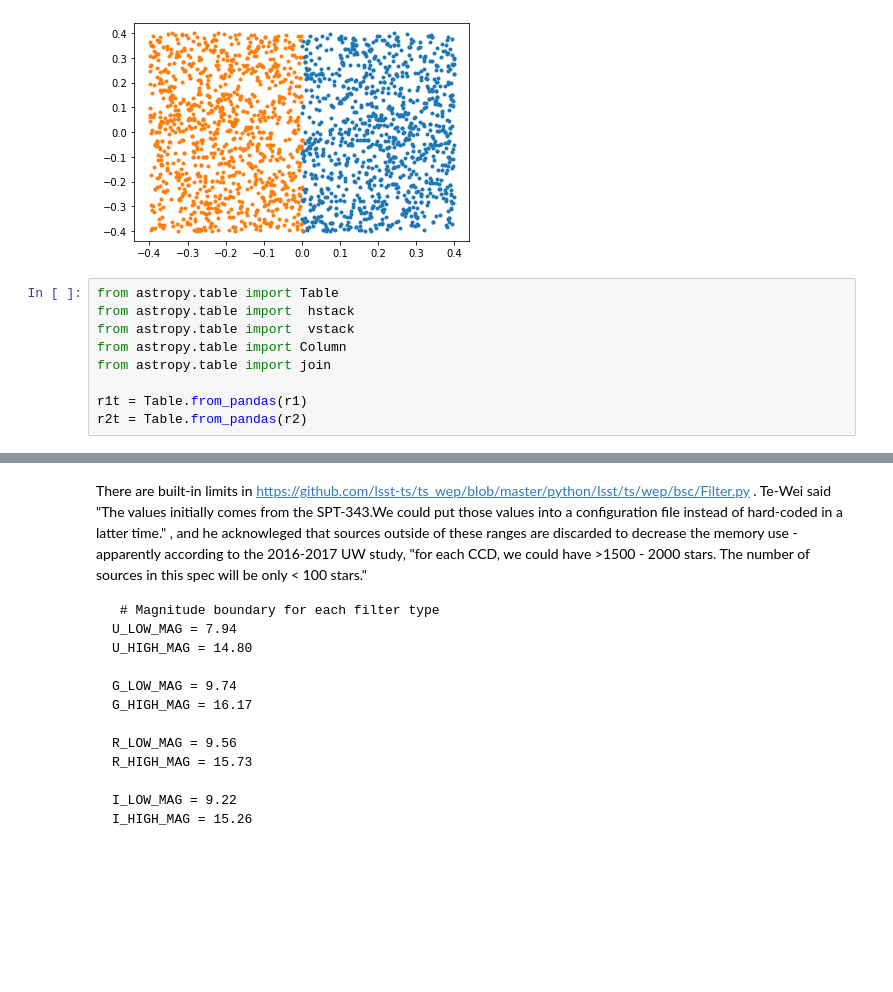
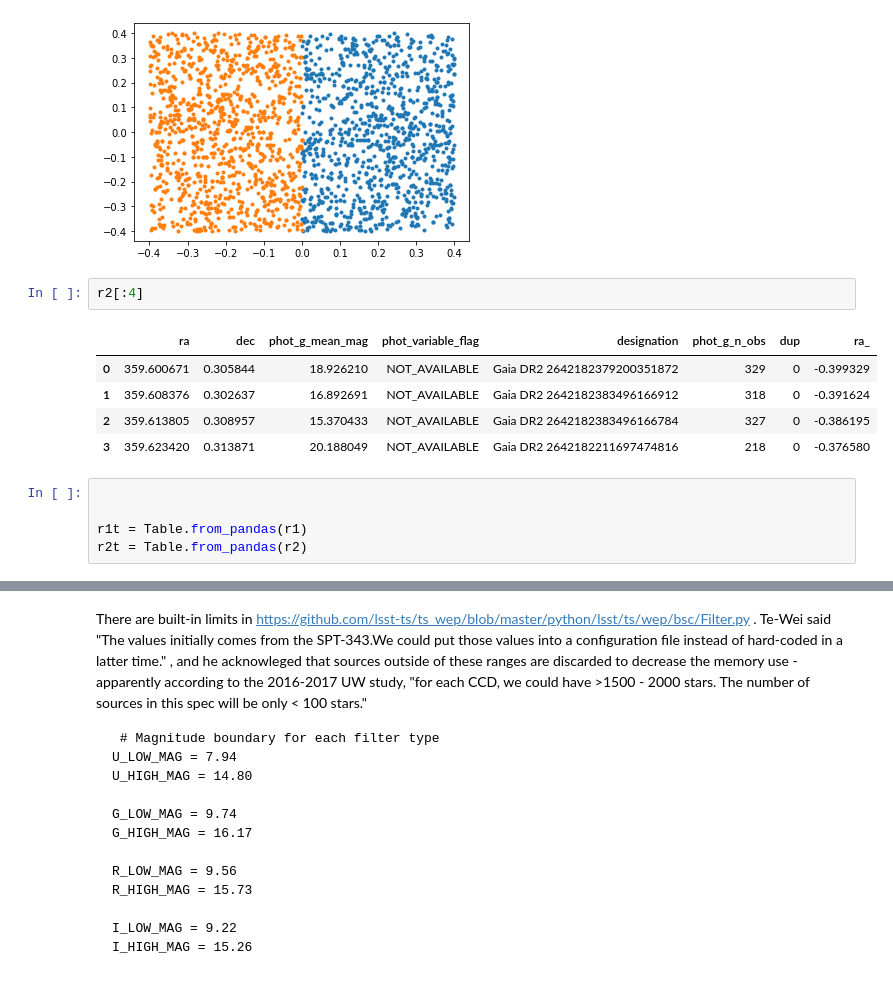
Before and after one commit to lsst-ts/ts_phosim, a Jupyter notebook: notebooks/analysis_notebooks/GAIA_catalog.ipynb, the cells around one changed output, grey strips where cells are left out. Drawn from its saved outputs; the diff is of its cells as text; blank space fills up the shorter version.

```diff
--- a/notebooks/analysis_notebooks/GAIA_catalog.ipynb
+++ b/notebooks/analysis_notebooks/GAIA_catalog.ipynb
@@ -120,13 +128,17 @@ plt.plot(r2['ra_'], r2['dec'], '.')
 # %% [output]
 [<matplotlib.lines.Line2D at 0x...>]
 [figure]
-# %%
-from astropy.table import Table
-from astropy.table import  hstack
-from astropy.table import  vstack
-from astropy.table import Column
-from astropy.table import join
-
-r1t = Table.from_pandas(r1)
-r2t = Table.from_pandas(r2)
+# %%
+r2[:4]
+# %% [output]
+|  | ra | dec | phot_g_mean_mag | phot_variable_flag | designation | phot_g_n_obs | dup | ra_ |
+| 0 | 359.600671 | 0.305844 | 18.926210 | NOT_AVAILABLE | Gaia DR2 2642182379200351872 | 329 | 0 | -0.399329 |
+| 1 | 359.608376 | 0.302637 | 16.892691 | NOT_AVAILABLE | Gaia DR2 2642182383496166912 | 318 | 0 | -0.391624 |
+| 2 | 359.613805 | 0.308957 | 15.370433 | NOT_AVAILABLE | Gaia DR2 2642182383496166784 | 327 | 0 | -0.386195 |
+| 3 | 359.623420 | 0.313871 | 20.188049 | NOT_AVAILABLE | Gaia DR2 2642182211697474816 | 218 | 0 | -0.376580 |
+# %%
+
+
+r1t = Table.from_pandas(r1)
+r2t = Table.from_pandas(r2)
 # %%
```
Also changed, not shown: parts of 25 cells of this notebook.
